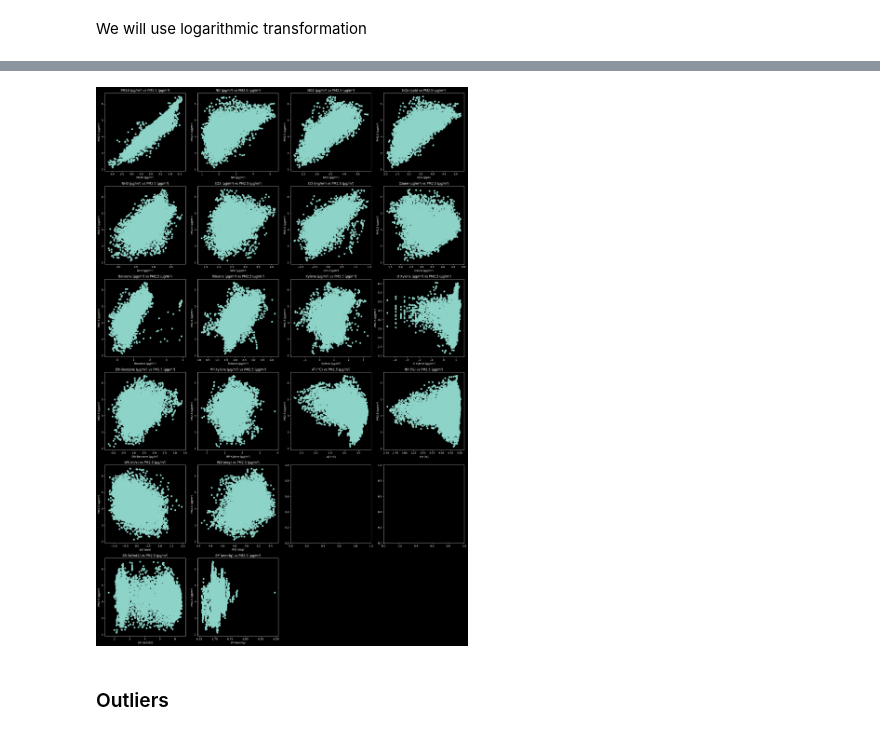
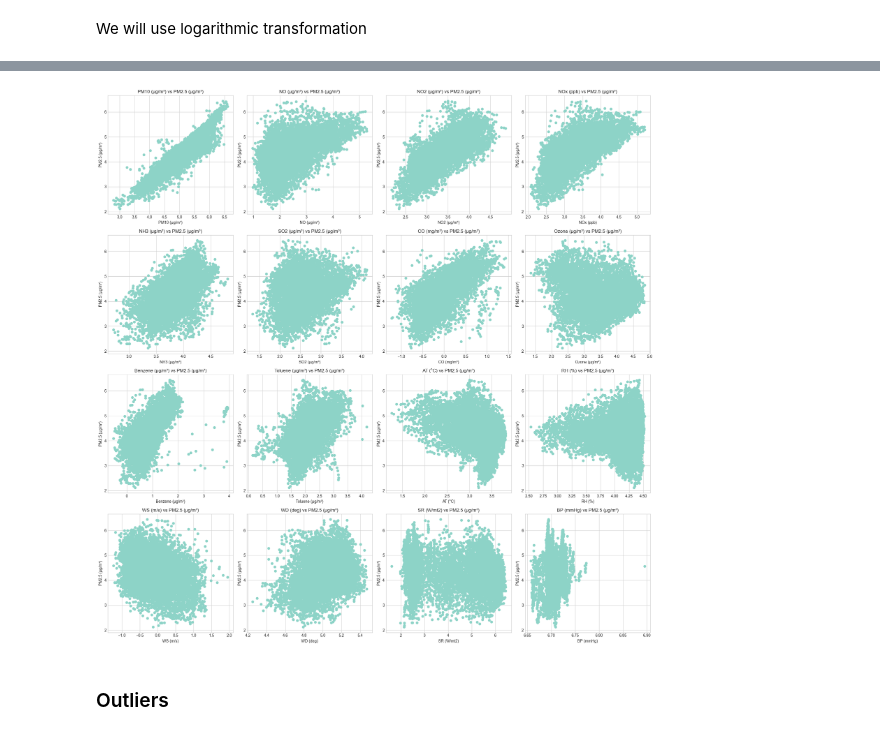
Before and after one commit to TeslaC00/AirPollutionNCR, a Jupyter notebook: DataAnalysis.ipynb, the cells around one changed output, grey strips where cells are left out. Saved outputs shown, nothing was run; the diff lists cells and outputs as text; code cells hidden in the pictures.

```diff
--- a/DataAnalysis.ipynb
+++ b/DataAnalysis.ipynb
@@ -68,7 +83,16 @@ print("VWS (m/s) {}".format(len(df["VWS (m/s)"])))
 # %% [output]
 VWS (m/s) 8760
 # %%
-df = df.drop(["VWS (m/s)"], axis=1)
+df = df.drop(
+    [
+        "VWS (m/s)",
+        "O Xylene (µg/m³)",
+        "Eth-Benzene (µg/m³)",
+        "MP-Xylene (µg/m³)",
+        "Xylene (µg/m³)",
+    ],
+    axis=1,
+)
 # %% [markdown]
 ### Numerical Values
 # %%
@@ -173,30 +209,57 @@ We will use logarithmic transformation
+# %%
+plt.style.use("seaborn-v0_8-whitegrid")
+# %%
+non_null_features = [
+    "PM2.5 (µg/m³)",
+    "PM10 (µg/m³)",
+    "NO (µg/m³)",
+    "NO2 (µg/m³)",
+    "NOx (ppb)",
+    "NH3 (µg/m³)",
+    "SO2 (µg/m³)",
+    "CO (mg/m³)",
+    "Ozone (µg/m³)",
+    "Benzene (µg/m³)",
+    "Toluene (µg/m³)",
+    "AT (°C)",
+    "RH (%)",
+    "WS (m/s)",
+    "WD (deg)",
+    # "RF (mm)",
+    # "TOT-RF (mm)",
+    "SR (W/mt2)",
+    "BP (mmHg)",
+]
+# %%
+numerical_features_no_label = non_null_features.copy()
+numerical_features_no_label.remove(OUTPUT_LABEL)
 # %%
 col = 4
 row = math.ceil(len(numerical_features_no_label) / col)
 
 fig, axes = plt.subplots(row, col, figsize=(20, 5 * row))
 axes = axes.flatten()
 
-data = df.copy()
+data = df[non_null_features].copy()
 data[OUTPUT_LABEL] = np.log(data[OUTPUT_LABEL])
 
 for i, feature in enumerate(numerical_features_no_label):
     if 0 in data[feature].unique():
         pass
     else:
         data[feature] = np.log(data[feature])
         axes[i].scatter(data[feature], data[OUTPUT_LABEL])
         axes[i].set_title(f"{feature} vs {OUTPUT_LABEL}")
         axes[i].set_xlabel(feature)
         axes[i].set_ylabel(OUTPUT_LABEL)
 
 for j in range(i + 1, len(axes)):
     fig.delaxes(axes[j])
 
 plt.tight_layout()
 plt.show()
 # %% [output]
-[figure, old version]
+[figure, new version]
 # %% [markdown]
 ### Outliers
 # %%
```
Also changed, not shown: parts of 5 cells of this notebook, 13 other files.
